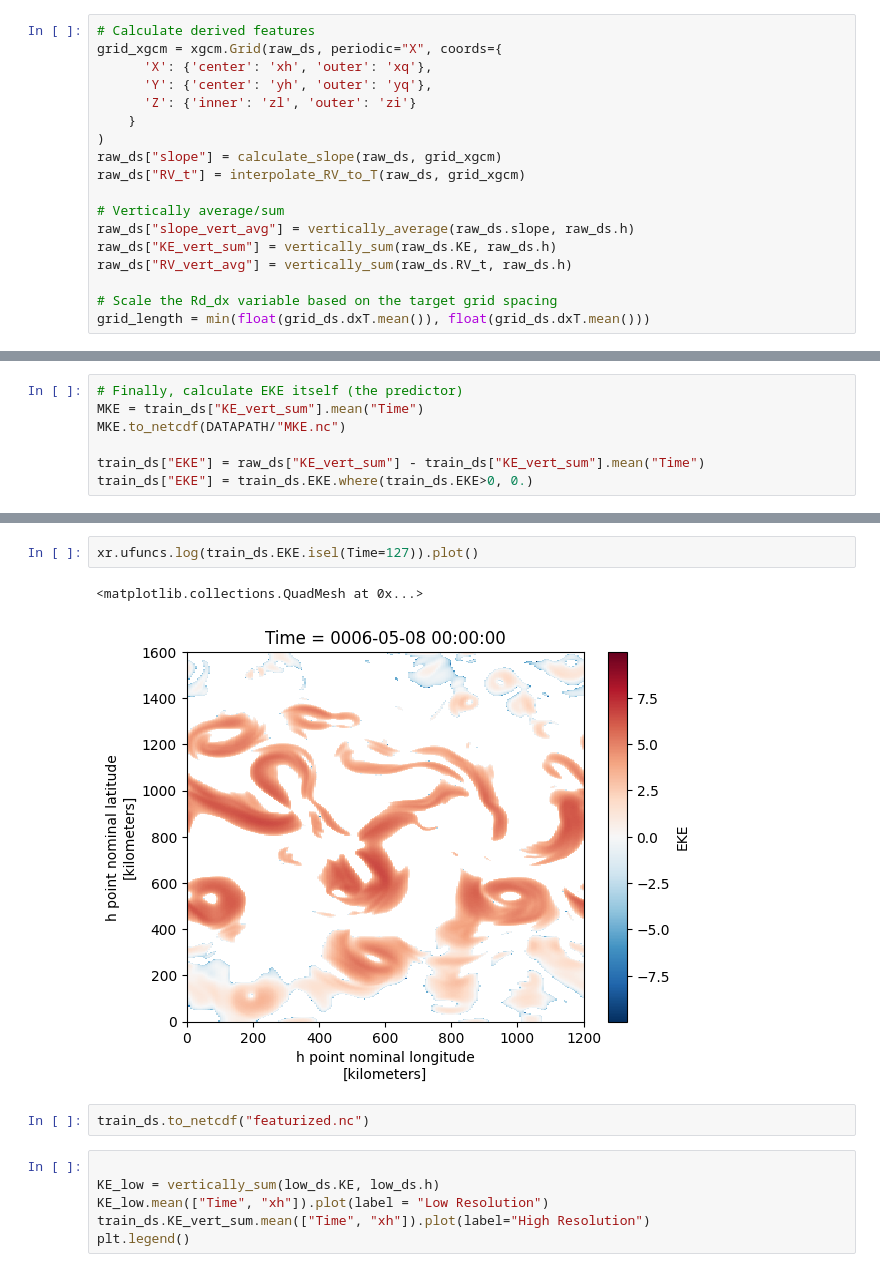
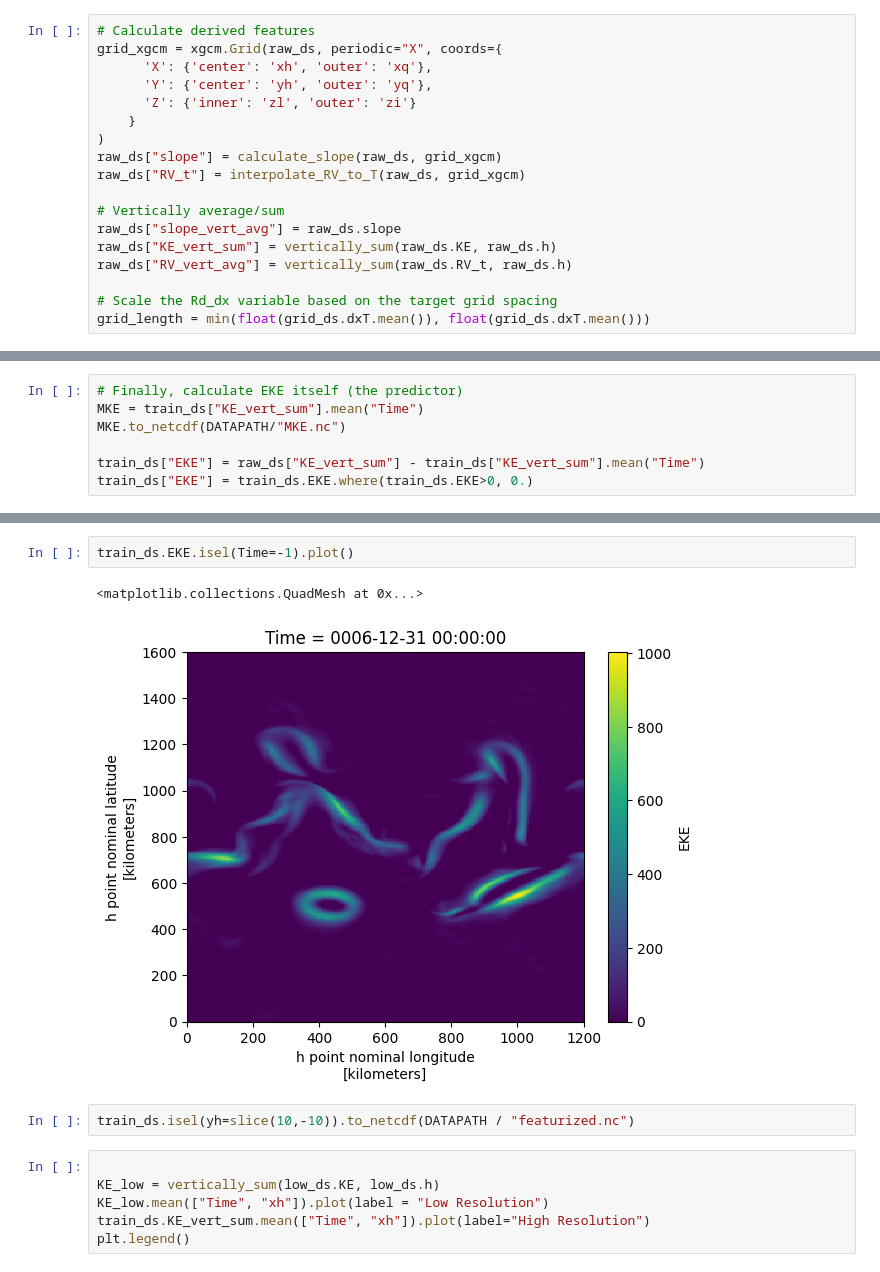
Before and after one commit to ashao/metadata-driven-workflow-cug-2025, a Jupyter notebook: scripts/data-processing/raw_to_training_data.ipynb, the cells around one changed output, grey strips where cells are left out. Cells and saved outputs as stored; diff of their text form.

```diff
--- a/scripts/data-processing/raw_to_training_data.ipynb
+++ b/scripts/data-processing/raw_to_training_data.ipynb
@@ -57,7 +58,7 @@ raw_ds["slope"] = calculate_slope(raw_ds, grid_xgcm)
 raw_ds["RV_t"] = interpolate_RV_to_T(raw_ds, grid_xgcm)
 
 # Vertically average/sum
-raw_ds["slope_vert_avg"] = vertically_average(raw_ds.slope, raw_ds.h)
+raw_ds["slope_vert_avg"] = raw_ds.slope
 raw_ds["KE_vert_sum"] = vertically_sum(raw_ds.KE, raw_ds.h)
 raw_ds["RV_vert_avg"] = vertically_sum(raw_ds.RV_t, raw_ds.h)
 
@@ -110,10 +121,10 @@ train_ds["Rd_dx_scaled"].isel(Time=0).plot()
 # %%
-xr.ufuncs.log(train_ds.EKE.isel(Time=127)).plot()
+train_ds.EKE.isel(Time=-1).plot()
 # %% [output]
 <matplotlib.collections.QuadMesh at 0x...>
-[figure, old version]
+[figure, new version]
 # %%
-train_ds.to_netcdf("featurized.nc")
+train_ds.isel(yh=slice(10,-10)).to_netcdf(DATAPATH / "featurized.nc")
 # %%
 
 KE_low = vertically_sum(low_ds.KE, low_ds.h)
```
Also changed, not shown: parts of 14 cells of this notebook, 7 other files.
